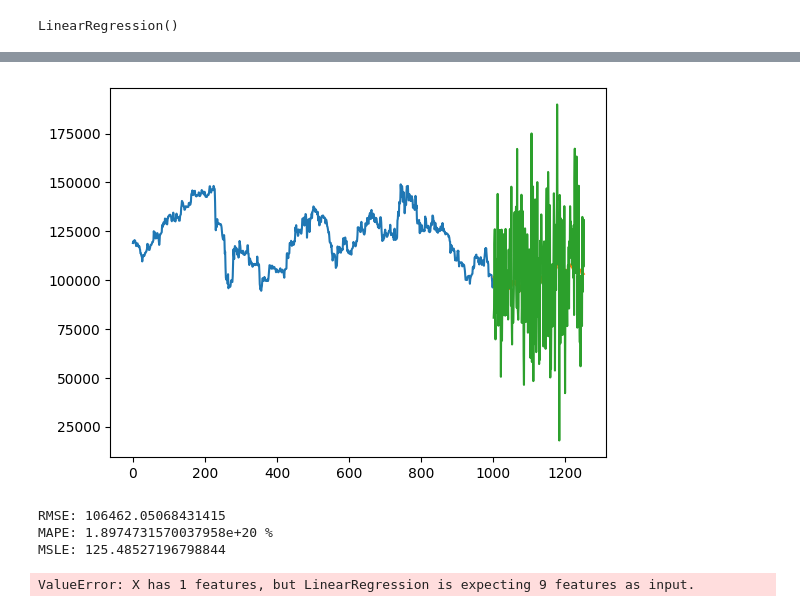
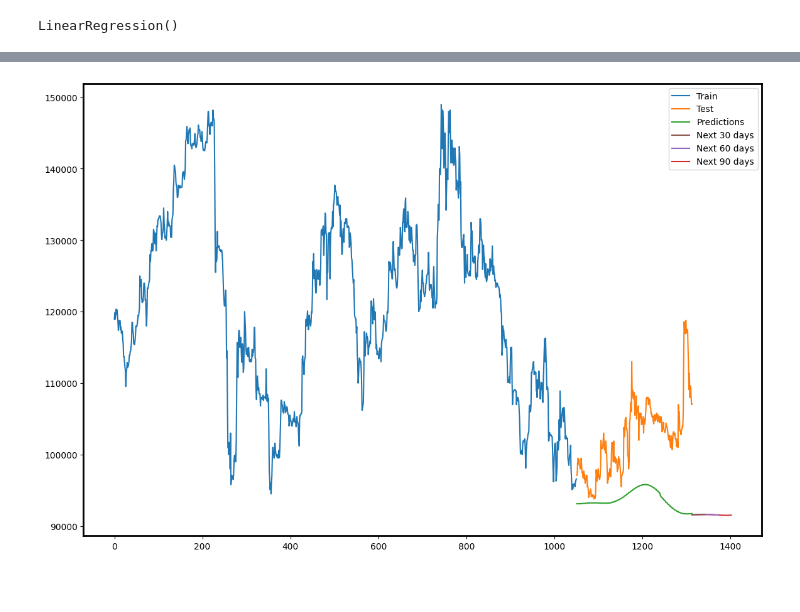
Before and after one commit to thaingocdung186/IS403_O22_HTCL_16, a Jupyter notebook: 3. Model/SEMOS/SEMOS_VJC_82.ipynb, the cells around one changed output, grey strips where cells are left out. Drawn from its saved outputs; the diff is of its cells as text; code cells hidden in the pictures; blank space fills up the shorter version.

```diff
--- a/3. Model/SEMOS/SEMOS_VJC_82.ipynb
+++ b/3. Model/SEMOS/SEMOS_VJC_82.ipynb
@@ -153,50 +237,43 @@ prediction = scaler.inverse_transform(np.array(prediction).reshape(-1,1))
+# %%
+# Prepare data for predicting 90 days prices
+x_next_90_days = np.array(range(last_index + 1, last_index + 91)).reshape(-1, 1)
+meta_90days_pred = np.column_stack((model_1.predict(x_next_90_days), model_2.predict(x_next_90_days), model_2.predict(x_next_90_days)))
+
+mean_90days = np.mean(meta_90days_pred, axis=1)
+std_90days = meta_90days_pred.std(axis=1)
+time_90days = pd.to_datetime(dates_from_start(last_day, 90), format='%Y-%m-%d')
+doy_90days = time_90days.dayofyear
+
+sin1 = np.array(np.sin(2 * np.pi * doy_90days / 365.25))
+sin2 = np.array(np.sin(4 * np.pi * doy_90days / 365.25))
+cos1 = np.array(np.cos(2 * np.pi * doy_90days / 365.25))
+cos2 = np.array(np.cos(4 * np.pi * doy_90days / 365.25))
+
+doys_array_90days = np.hstack((np.ones((doy_90days.shape[0], 1)), np.column_stack((sin1, sin2, cos1, cos2))))
+# %%
+pred_30days = predict(doys_array_30days, mean_30days, std_30days)
+pred_60days = predict(doys_array_60days, mean_60days, std_60days)
+pred_90days = predict(doys_array_90days, mean_90days, std_90days)
 # %%
+plt.figure(figsize=(12, 8))
+plt.subplots_adjust(left=0.05, right=0.95, top=0.95, bottom=0.05)
+for spine in plt.gca().spines.values():
+    spine.set_edgecolor('black')
+    spine.set_linewidth(2)
 train_data_index = pd.RangeIndex(start=0, stop=train_size, step=1)
-line1, = plt.plot(train_data_index, train['close'], label="Train")
+line1, = plt.plot(train_data_index, scaler.inverse_transform(np.array(train['close']).reshape(-1,1)), label="Train")
 test_data_index = pd.RangeIndex(start=train_size, stop=train_size+test_size, step=1)
-line2, = plt.plot(test_data_index, test['close'], label="Test")
+line2, = plt.plot(test_data_index, scaler.inverse_transform(np.array(test['close']).reshape(-1,1)), label="Test")
 test_data_index = pd.RangeIndex(start=train_size, stop=train_size+test_size, step=1)
-line3, = plt.plot(test_data_index, prediction, label="Predictions")
-# predict_90_days_index = pd.RangeIndex(start=len(df)-1, stop=len(df)+89, step=1)
-# line4, = plt.plot(predict_90_days_index, predict_90_days[:90], label="Next 90 days")
-# predict_60_days_index = pd.RangeIndex(start=len(df)-1, stop=len(df)+59, step=1)
-# line5, = plt.plot(predict_60_days_index, predict_90_days[:60], label="Next 60 days")
-# predict_30_days_index = pd.RangeIndex(start=len(df)-1, stop=len(df)+29, step=1)
-# line6, = plt.plot(predict_30_days_index, predict_90_days[:30], label="Next 30 days")
-# plt.legend(handles=[line1, line2, line3, line6, line5, line4])
+line3, = plt.plot(test_data_index, test_pred['mu'], label="Predictions")
+predict_90_days_index = pd.RangeIndex(start=len(df)-1, stop=len(df)+89, step=1)
+line4, = plt.plot(predict_90_days_index, pred_90days['mu'], label="Next 90 days")
+predict_60_days_index = pd.RangeIndex(start=len(df)-1, stop=len(df)+59, step=1)
+line5, = plt.plot(predict_60_days_index, pred_60days['mu'], label="Next 60 days")
+predict_30_days_index = pd.RangeIndex(start=len(df)-1, stop=len(df)+29, step=1)
+line6, = plt.plot(predict_30_days_index, pred_30days['mu'], label="Next 30 days")
+plt.legend(handles=[line1, line2, line3, line6, line5, line4])
 plt.savefig("SEMOS_VJC_82.png")
 plt.show()
 # %% [output]
-[figure, old version]
+[figure, new version]
-# %%
-# Calculate RMSE
-test_rmse = np.sqrt(mean_squared_error(test_close,prediction))
-
-# Calculate MAPE
-test_mape = mean_absolute_percentage_error(test_close, prediction) * 100
-
-# Calculate MLSE
-test_mlse = mean_squared_log_error(test_close, prediction)
-
-print("RMSE:", test_rmse)
-print("MAPE:", test_mape, "%")
-print("MSLE:", test_mlse)
-# %% [output]
-RMSE: 106462.05068431415
-MAPE: 1.8974731570037958e+20 %
-MSLE: 125.48527196798844
-# %%
-last_index =  data.index[-1]
-last_data = pd.RangeIndex(start=last_index, stop=last_index+7, step=1)
-
-# Create an array of 7 consecutive integers starting from last_index
-x_next_7_days = np.array(range(last_index+1, last_index+8)).reshape(-1, 1)
-
-# Predict the closing prices for the next 7 days
-y_next_7_days = model.predict(x_next_7_days)
-
-# Print the predicted closing prices for the next 7 days
-print('Predicted closing prices for the next 7 days:')
-print(y_next_7_days)
-# %% [output]
-ValueError: X has 1 features, but LinearRegression is expecting 9 features as input.
```
Also changed, not shown: parts of 29 cells of this notebook, 8 other files.
